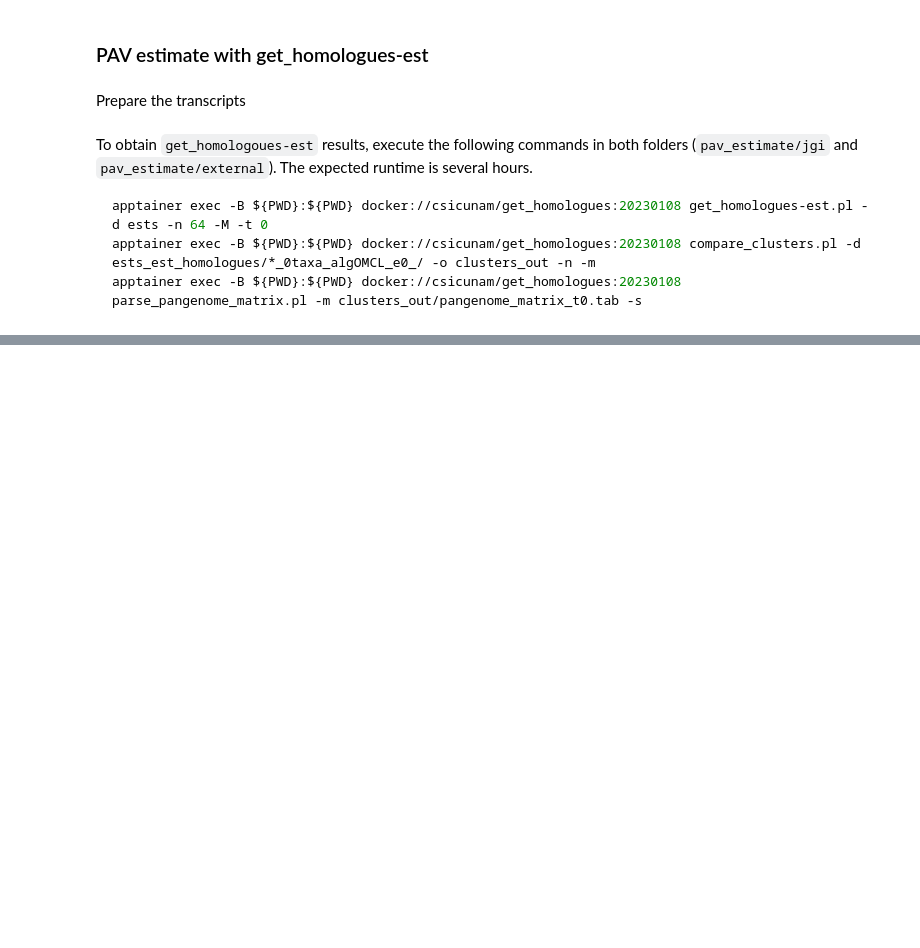
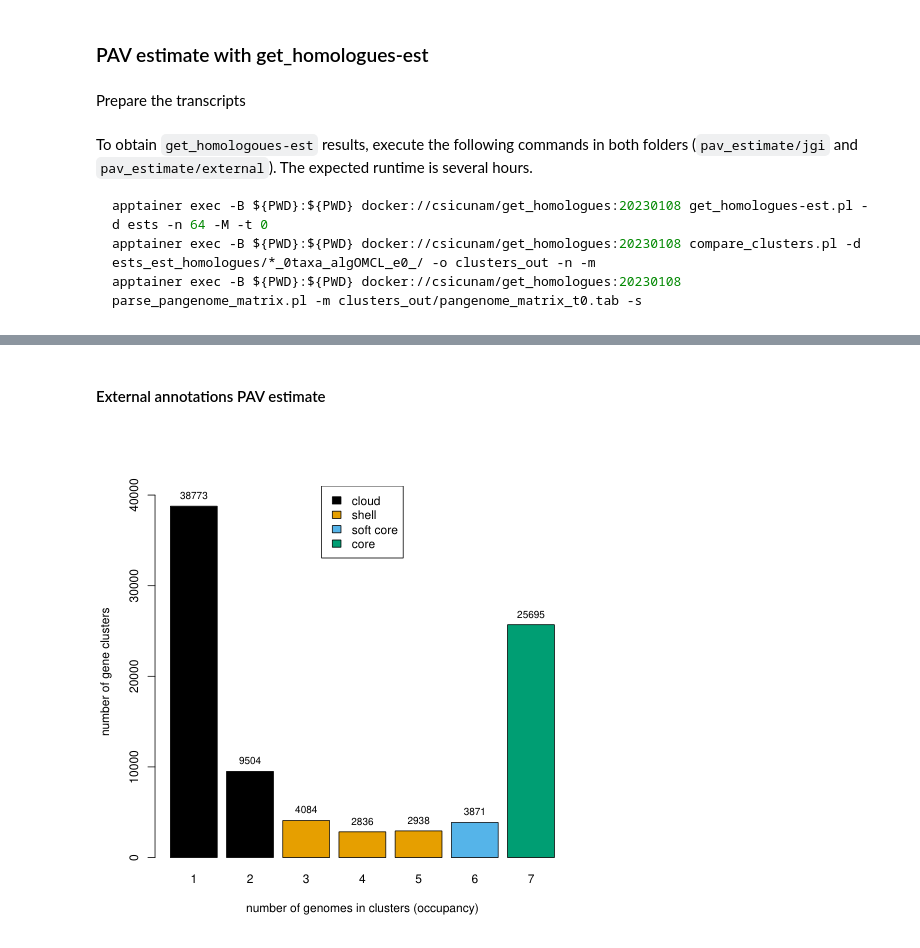
Before and after one commit to tomasbruna/pangene-pav-integration, a Jupyter notebook: Cotton/cotton.ipynb, the cells around one changed output, grey strips where cells are left out. Drawn from its saved outputs; the diff is of its cells as text; code cells hidden in the pictures; blank space fills up the shorter version.

```diff
--- a/Cotton/cotton.ipynb
+++ b/Cotton/cotton.ipynb
@@ -87,0 +113,9 @@ apptainer exec -B ${PWD}:${PWD} docker://csicunam/get_homologues:20230108 parse_
+# %% [markdown]
+#### External annotations PAV estimate
+# %%
+import fitz
+from IPython.display import display, Image
+
+Image(fitz.open("pav_estimate/external/clusters_out/pangenome_matrix_t0__shell.pdf")[0].get_pixmap().tobytes("png"))
+# %% [output]
+[figure, added]
```
Also changed, not shown: parts of 5 cells of this notebook.
